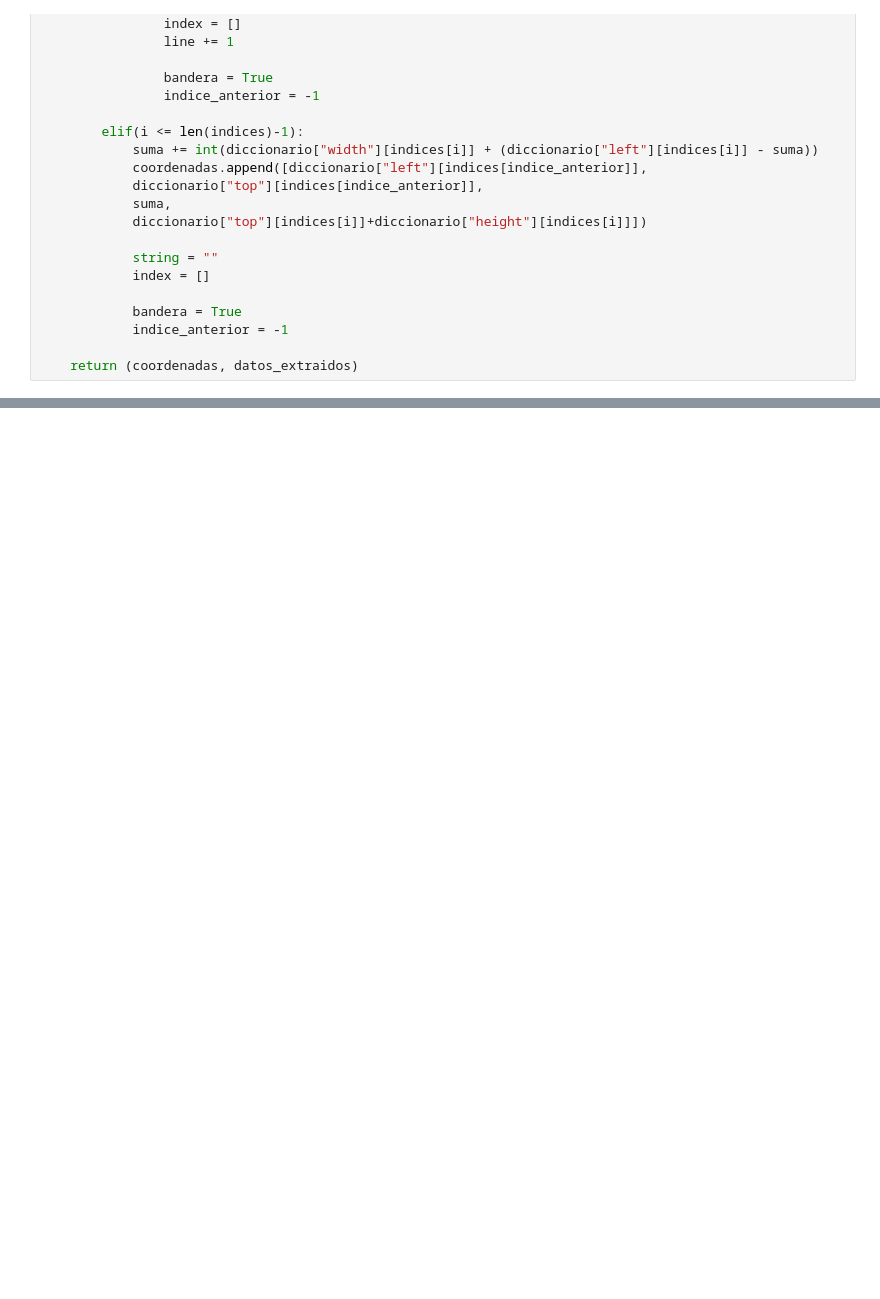
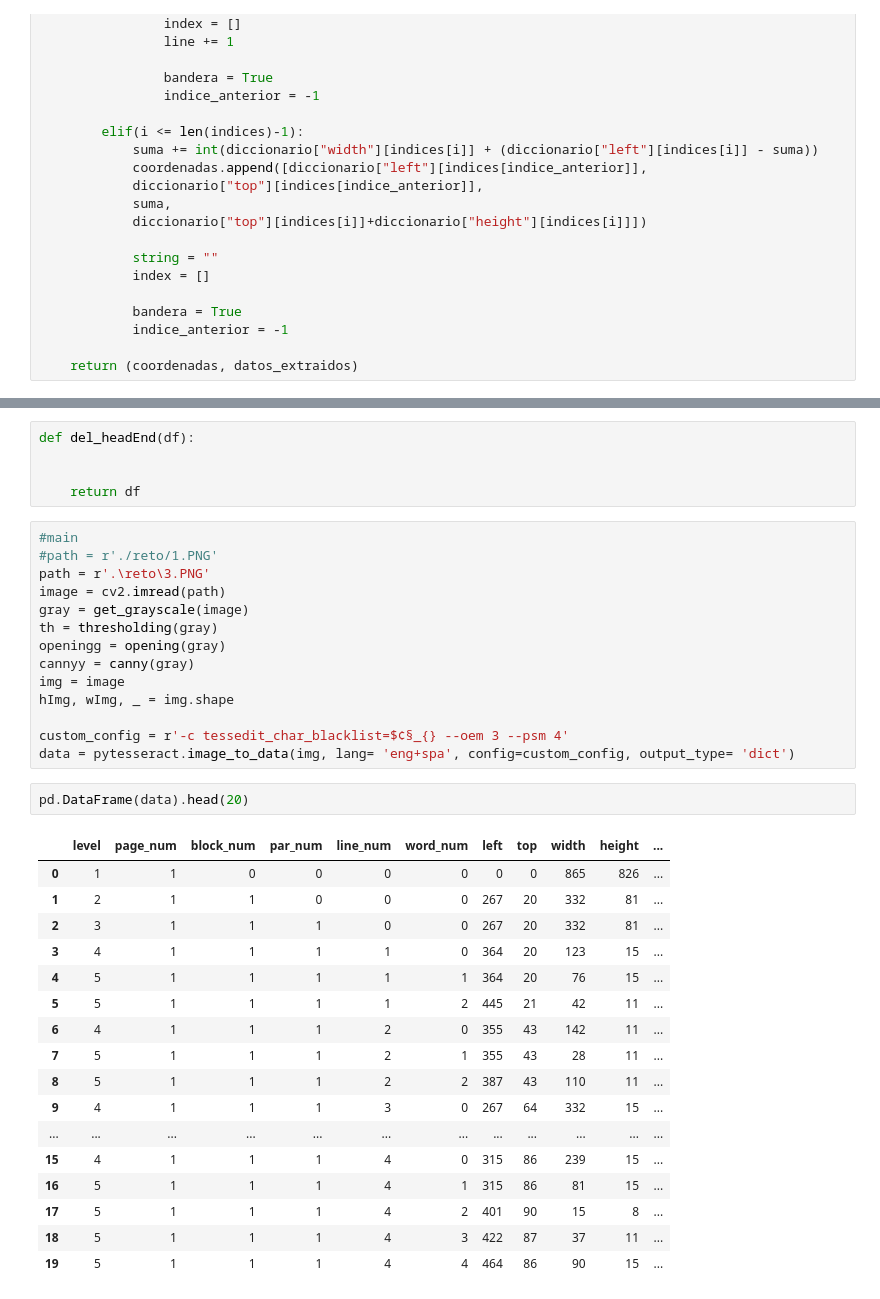
Before and after one commit to EdissonPO/desarrollo_reto, a Jupyter notebook: dataFrame.ipynb, the cells around one changed output, grey strips where cells are left out. Cells and saved outputs as stored; diff of their text form; blank space fills up the shorter version.

Commit message:
se implemento el metodo que creo el dataFrame con la misma estructura que esta el estado financiero :P

```diff
--- a/dataFrame.ipynb
+++ b/dataFrame.ipynb
@@ -416,0 +435,39 @@ def extracion_colums(data):
+# %%
+def del_headEnd(df):
+
+
+    return df
+# %%
+#main
+#path = r'./reto/1.PNG'
+path = r'.\reto\3.PNG'
+image = cv2.imread(path)
+gray = get_grayscale(image)
+th = thresholding(gray)
+openingg = opening(gray)
+cannyy = canny(gray)
+img = image
+hImg, wImg, _ = img.shape
+
+custom_config = r'-c tessedit_char_blacklist=$¢§_{} --oem 3 --psm 4'
+data = pytesseract.image_to_data(img, lang= 'eng+spa', config=custom_config, output_type= 'dict')
+# %%
+pd.DataFrame(data).head(20)
+# %% [output]
+|  | level | page_num | block_num | par_num | line_num | word_num | left | top | width | height | ... |
+| 0 | 1 | 1 | 0 | 0 | 0 | 0 | 0 | 0 | 865 | 826 | ... |
+| 1 | 2 | 1 | 1 | 0 | 0 | 0 | 267 | 20 | 332 | 81 | ... |
+| 2 | 3 | 1 | 1 | 1 | 0 | 0 | 267 | 20 | 332 | 81 | ... |
+| 3 | 4 | 1 | 1 | 1 | 1 | 0 | 364 | 20 | 123 | 15 | ... |
+| 4 | 5 | 1 | 1 | 1 | 1 | 1 | 364 | 20 | 76 | 15 | ... |
+| 5 | 5 | 1 | 1 | 1 | 1 | 2 | 445 | 21 | 42 | 11 | ... |
+| 6 | 4 | 1 | 1 | 1 | 2 | 0 | 355 | 43 | 142 | 11 | ... |
+| 7 | 5 | 1 | 1 | 1 | 2 | 1 | 355 | 43 | 28 | 11 | ... |
+| 8 | 5 | 1 | 1 | 1 | 2 | 2 | 387 | 43 | 110 | 11 | ... |
+| 9 | 4 | 1 | 1 | 1 | 3 | 0 | 267 | 64 | 332 | 15 | ... |
+| ... | ... | ... | ... | ... | ... | ... | ... | ... | ... | ... | ... |
+| 15 | 4 | 1 | 1 | 1 | 4 | 0 | 315 | 86 | 239 | 15 | ... |
+| 16 | 5 | 1 | 1 | 1 | 4 | 1 | 315 | 86 | 81 | 15 | ... |
+| 17 | 5 | 1 | 1 | 1 | 4 | 2 | 401 | 90 | 15 | 8 | ... |
+| 18 | 5 | 1 | 1 | 1 | 4 | 3 | 422 | 87 | 37 | 11 | ... |
+| 19 | 5 | 1 | 1 | 1 | 4 | 4 | 464 | 86 | 90 | 15 | ... |
```
Also changed, not shown: parts of 17 cells of this notebook, 6 other files.
